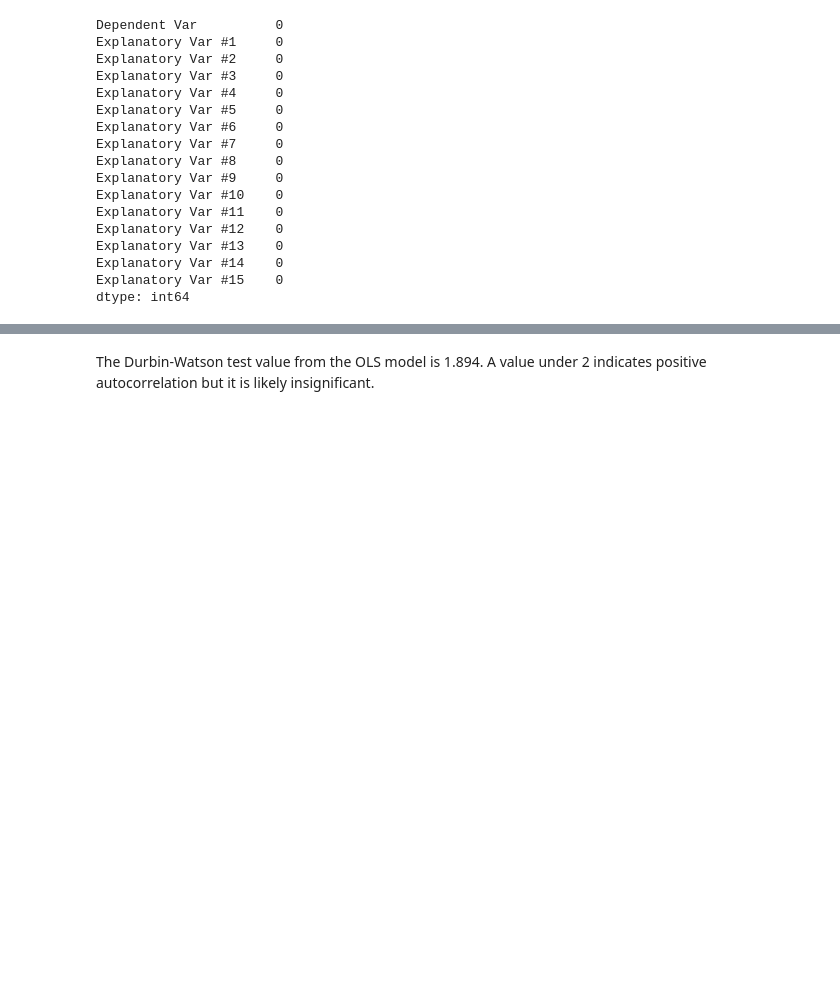
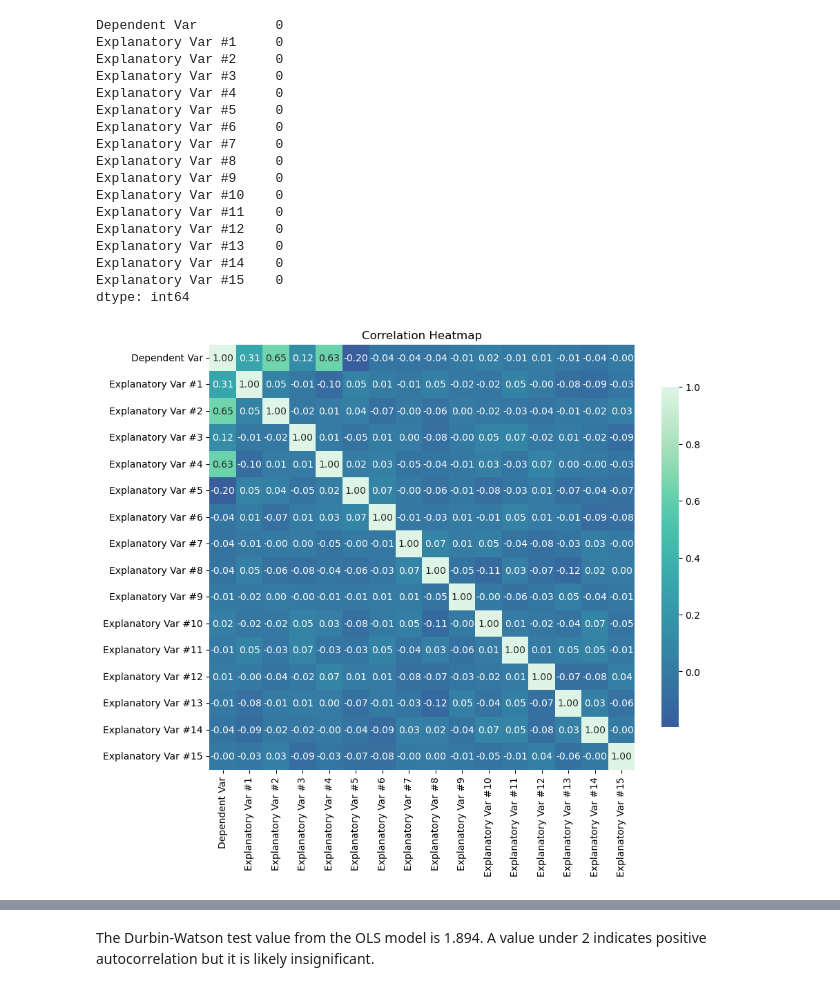
Before and after one commit to lucas-ben/mba-business-analytics, a Jupyter notebook: courses/predictive-modelling/assignment_one.ipynb, the cells around one changed output, grey strips where cells are left out. Cells and saved outputs as stored; diff of their text form; code cells hidden in the pictures; blank space fills up the shorter version.

```diff
--- a/courses/predictive-modelling/assignment_one.ipynb
+++ b/courses/predictive-modelling/assignment_one.ipynb
@@ -46,6 +50,21 @@ dtype: int64
 X = df.drop('Dependent Var', axis=1)
 y = df['Dependent Var']
 X = sm.add_constant(X) # adding intercept term
+# %%
+# correlation analysis
+plt.figure(figsize=(10, 8))
+sns.heatmap(df.corr(),
+            annot=True,
+            fmt='.2f', # limiting output to 2 decimal places
+            cmap='mako', # blue to green palette
+            center=0,
+            square=True,
+            linewidths=0, # removing gridlines with '0'
+            cbar_kws={"shrink": .8}) # shrinking the size of the legend for the heatmap
+plt.title('Correlation Heatmap')
+plt.show()
+# %% [output]
+[figure, added]
 # %%
 model = sm.OLS(y, X).fit()
 model.summary()
```
Also changed, not shown: parts of 14 cells of this notebook.
